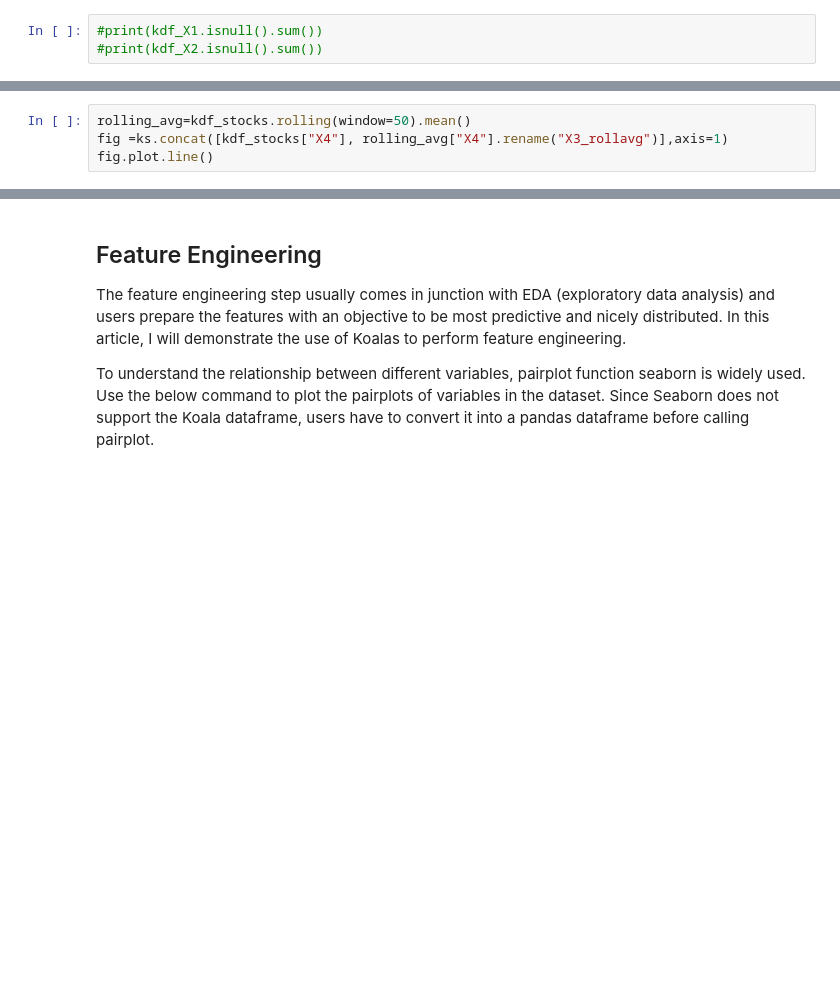
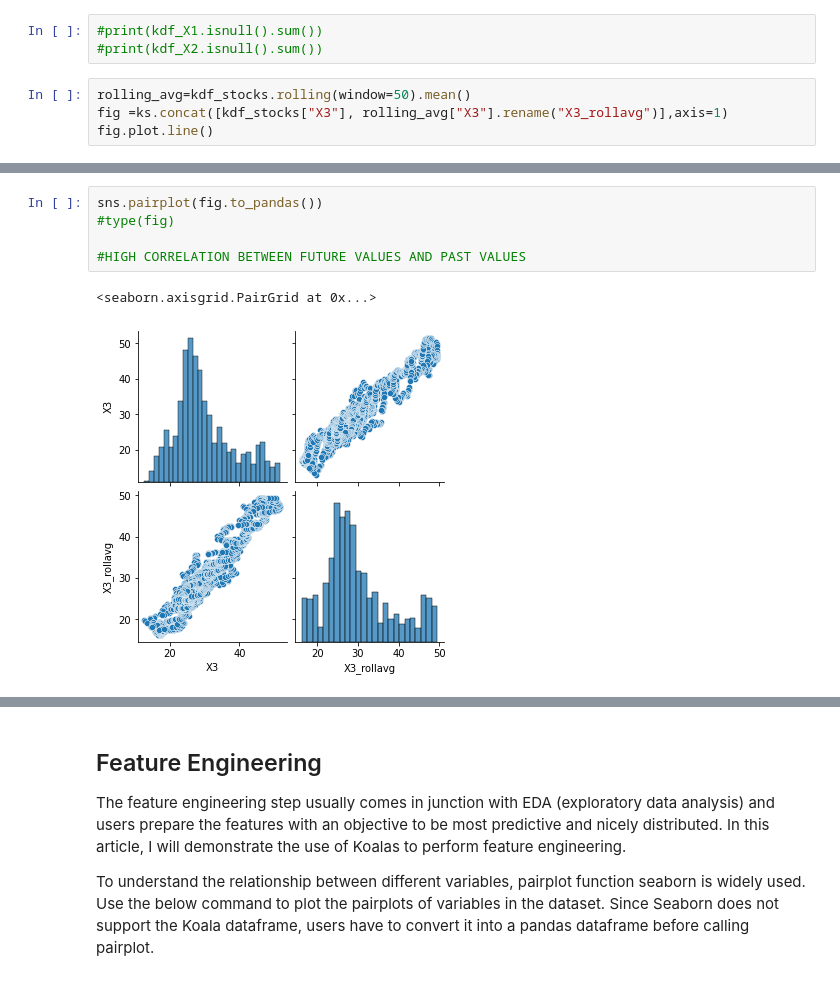
Before and after one commit to komzy/spark-ml-course, a Jupyter notebook: week-2/Session_4_edited.ipynb, the cells around one changed output, grey strips where cells are left out. Drawn from its saved outputs; the diff is of its cells as text; blank space fills up the shorter version.

```diff
--- a/week-2/Session_4_edited.ipynb
+++ b/week-2/Session_4_edited.ipynb
@@ -146,3 +146,7 @@ print(kdf_stocks.isnull().sum())
 # %%
 #print(kdf_X1.isnull().sum())
 #print(kdf_X2.isnull().sum())
+# %%
+rolling_avg=kdf_stocks.rolling(window=50).mean()
+fig =ks.concat([kdf_stocks["X3"], rolling_avg["X3"].rename("X3_rollavg")],axis=1)
+fig.plot.line()
@@ -218,4 +193,0 @@ sns.pairplot(df4.rolling(window=20).mean().to_pandas())
-# %%
-rolling_avg=kdf_stocks.rolling(window=50).mean()
-fig =ks.concat([kdf_stocks["X4"], rolling_avg["X4"].rename("X3_rollavg")],axis=1)
-fig.plot.line()
@@ -223,0 +194,8 @@ fig.plot.line()
+# %%
+sns.pairplot(fig.to_pandas())
+#type(fig)
+
+#HIGH CORRELATION BETWEEN FUTURE VALUES AND PAST VALUES
+# %% [output]
+<seaborn.axisgrid.PairGrid at 0x...>
+[figure, added]
```
Also changed, not shown: parts of 14 cells of this notebook.
